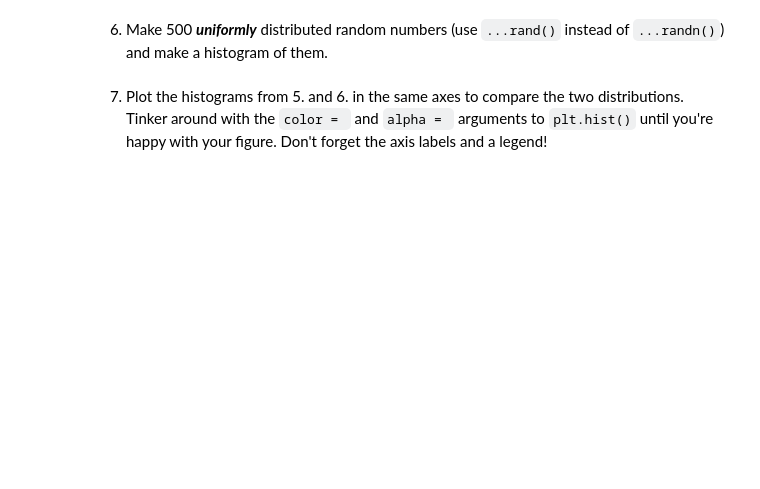
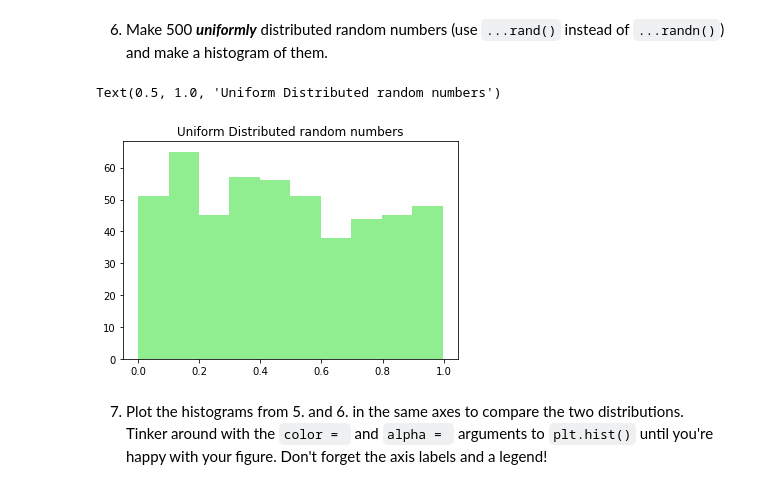
Before and after one commit to scingram1120/FDS-CourseTwo, a Jupyter notebook: t8HW.ipynb, the cells around one changed output. Saved outputs shown, nothing was run; the diff lists cells and outputs as text; code cells hidden in the pictures; blank space fills up the shorter version.

```diff
--- a/t8HW.ipynb
+++ b/t8HW.ipynb
@@ -44,4 +72,12 @@ plt.legend()
 # %% [markdown]
 6. Make 500 ***uniformly*** distributed random numbers (use `...rand()` instead of `...randn()`) and make a histogram of them.
+# %%
+UNIFORM_noise= np.random.uniform(0,1,500)
+
+plt.hist(UNIFORM_noise, color = 'lightgreen')
+plt.title("Uniform Distributed random numbers")
+# %% [output]
+Text(0.5, 1.0, 'Uniform Distributed random numbers')
+[figure, added]
 # %% [markdown]
 7. Plot the histograms from 5. and 6. in the same axes to compare the two distributions. Tinker around with the `color = ` and `alpha = ` arguments to `plt.hist()` until you're happy with your figure. Don't forget the axis labels and a legend!
```
Also changed, not shown: parts of 8 cells of this notebook, 1 other file.
